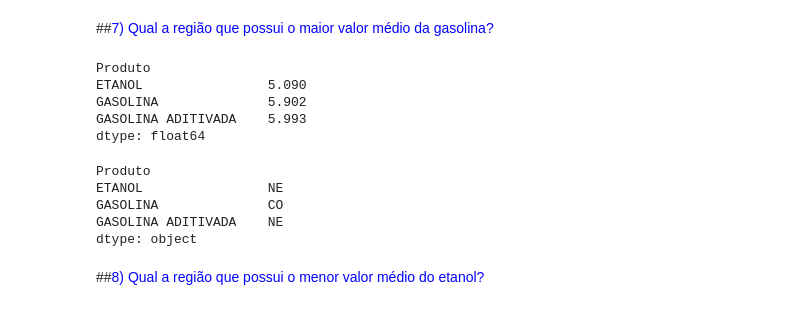
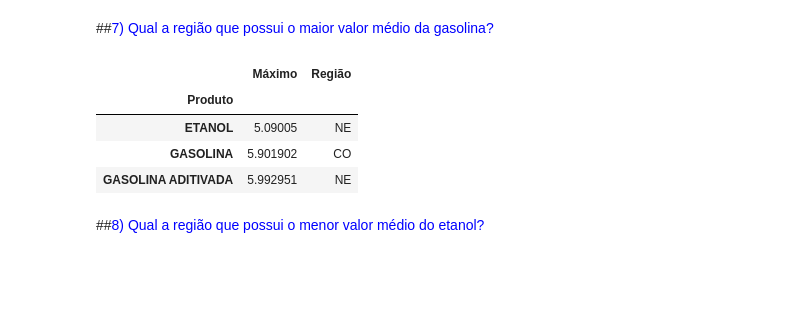
Before and after one commit to JulianoMata/Projeto_Final_Mod04_Resilia, a Jupyter notebook: Análise.ipynb, the cells around one changed output. Drawn from its saved outputs; the diff is of its cells as text; code cells hidden in the pictures; blank space fills up the shorter version.

```diff
--- a/Análise.ipynb
+++ b/Análise.ipynb
@@ -222,19 +222,14 @@ min_max[min_max["Categoria"] == "Máximo"].drop_duplicates()
 # %%
 valores_produto_por_regiao = combustiveis[[col.regiao, col.produto, col.valor_venda]]
 media_valores_produto_por_regiao = utils.media_por_produto(valores_produto_por_regiao);
-# %%
-display(media_valores_produto_por_regiao.max().round(3))
-display(media_valores_produto_por_regiao.idxmax())
-# %% [output]
-Produto
-ETANOL                5.090
-GASOLINA              5.902
-GASOLINA ADITIVADA    5.993
-dtype: float64
-Produto
-ETANOL                NE
-GASOLINA              CO
-GASOLINA ADITIVADA    NE
-dtype: object
+# %%
+colunas = {'max': "Máximo", 'idxmax': "Região"}
+media_valores_produto_por_regiao.agg(colunas.keys()).T.rename(columns=colunas)
+# %% [output]
+|  | Máximo | Região |
+| Produto |  |  |
+| ETANOL | 5.09005 | NE |
+| GASOLINA | 5.901902 | CO |
+| GASOLINA ADITIVADA | 5.992951 | NE |
 # %% [markdown]
 ##<font color='blue'>8) Qual a região que possui o menor valor médio do etanol?</font>
```
Also changed, not shown: parts of 10 cells of this notebook, 1 other file.
